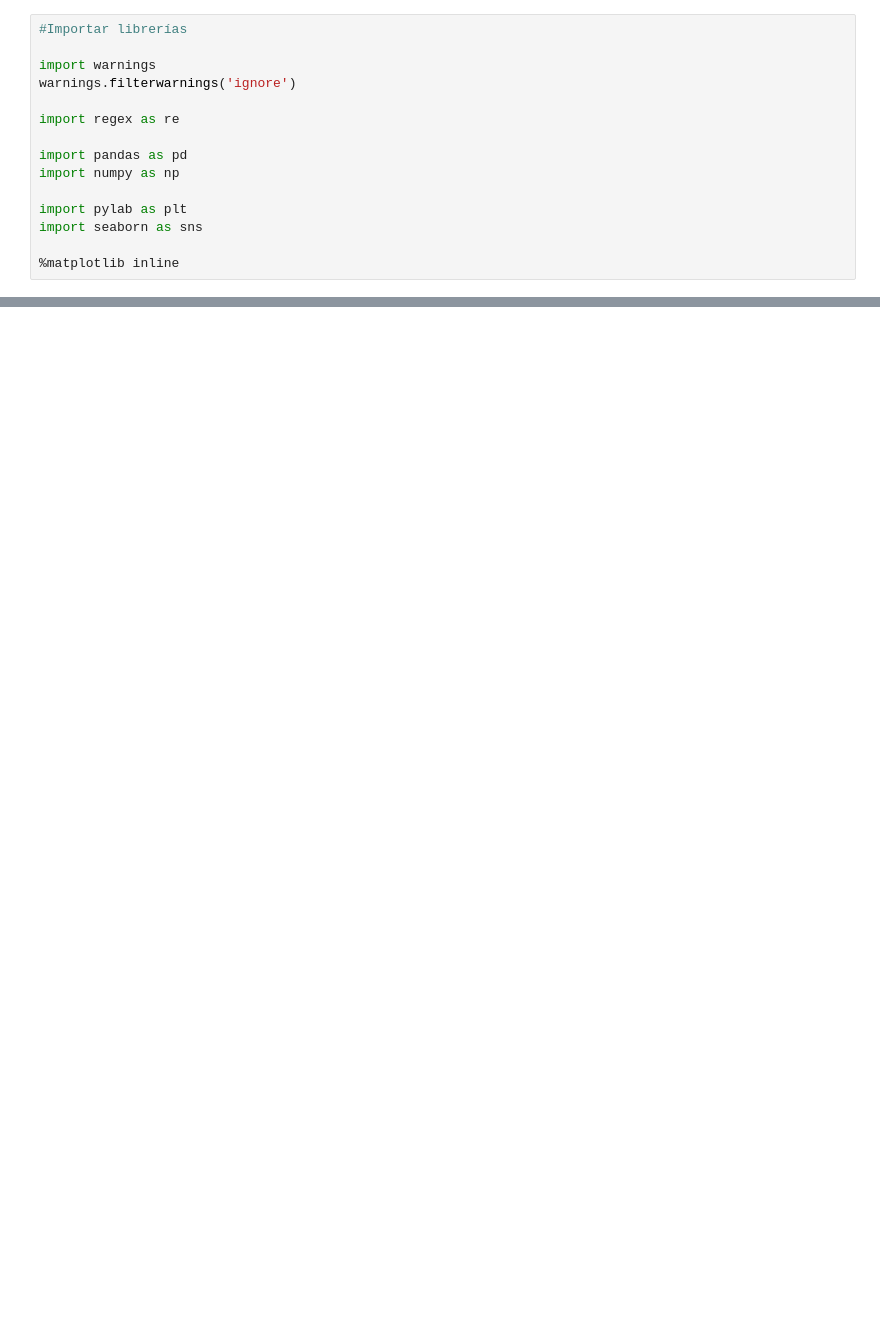
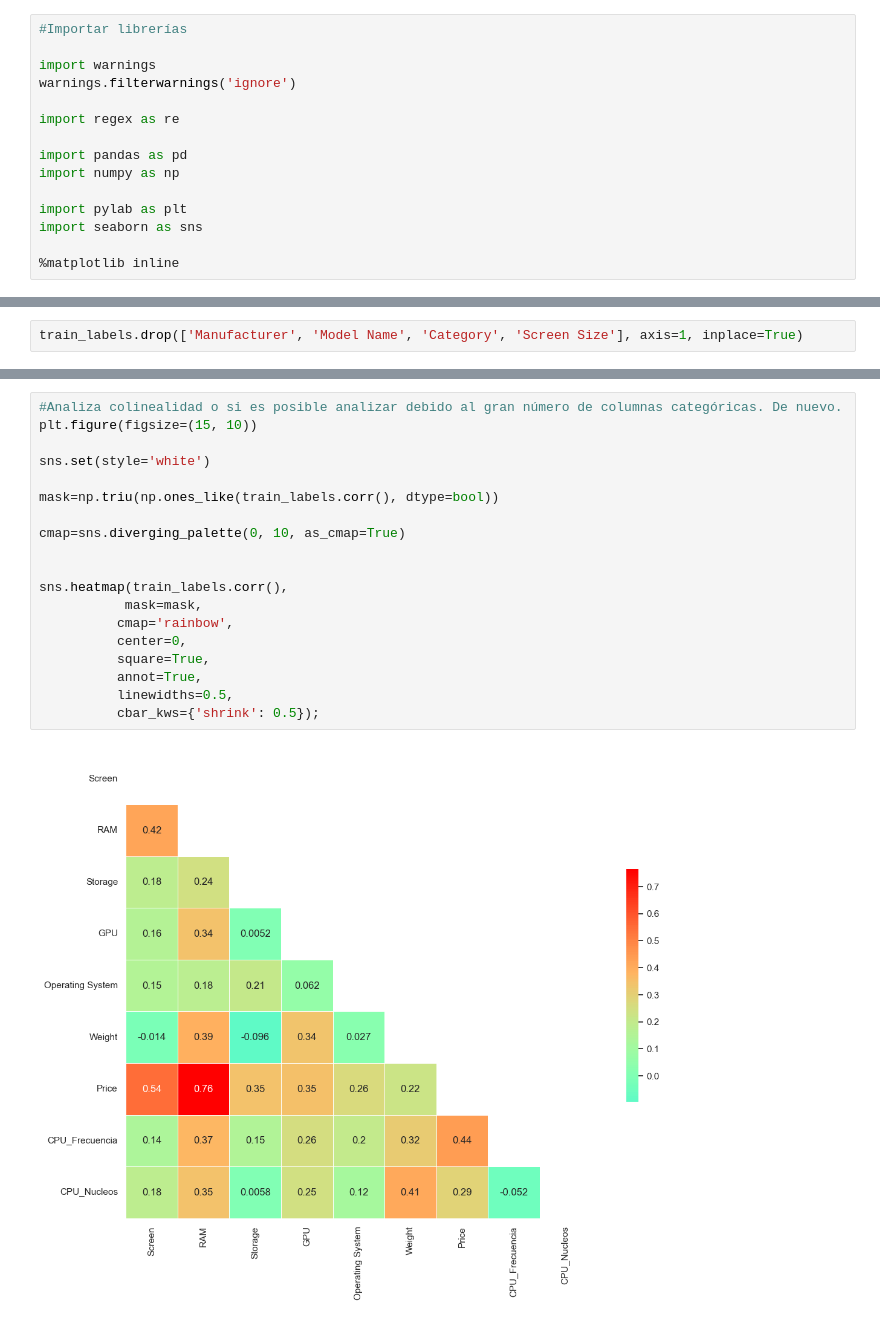
Before and after one commit to GuilleJuanco/Proyecto_Kaggle, a Jupyter notebook: main.ipynb, the cells around one changed output, grey strips where cells are left out. Cells and saved outputs as stored; diff of their text form; blank space fills up the shorter version.

```diff
--- a/main.ipynb
+++ b/main.ipynb
@@ -447,0 +648,2 @@ memory usage: 344.3 KB
+# %%
+train_labels.drop(['Manufacturer', 'Model Name', 'Category', 'Screen Size'], axis=1, inplace=True)
@@ -447,0 +664,21 @@ memory usage: 344.3 KB
+# %%
+#Analiza colinealidad o si es posible analizar debido al gran número de columnas categóricas. De nuevo.
+plt.figure(figsize=(15, 10))
+
+sns.set(style='white')
+
+mask=np.triu(np.ones_like(train_labels.corr(), dtype=bool))
+
+cmap=sns.diverging_palette(0, 10, as_cmap=True)
+
+
+sns.heatmap(train_labels.corr(),
+           mask=mask,
+          cmap='rainbow',
+          center=0,
+          square=True,
+          annot=True,
+          linewidths=0.5,
+          cbar_kws={'shrink': 0.5});
+# %% [output]
+[figure, added]
```
Also changed, not shown: parts of 61 cells of this notebook, 3 other files.
